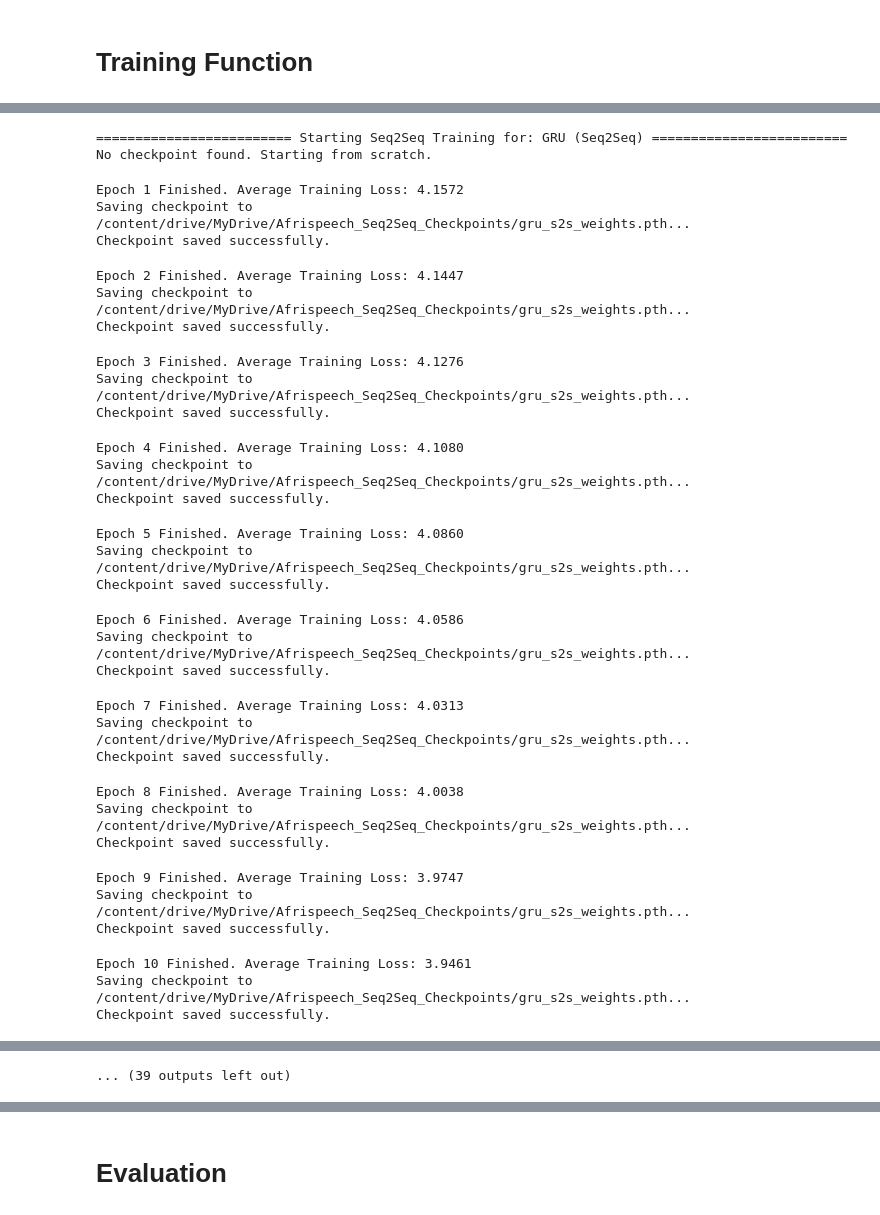
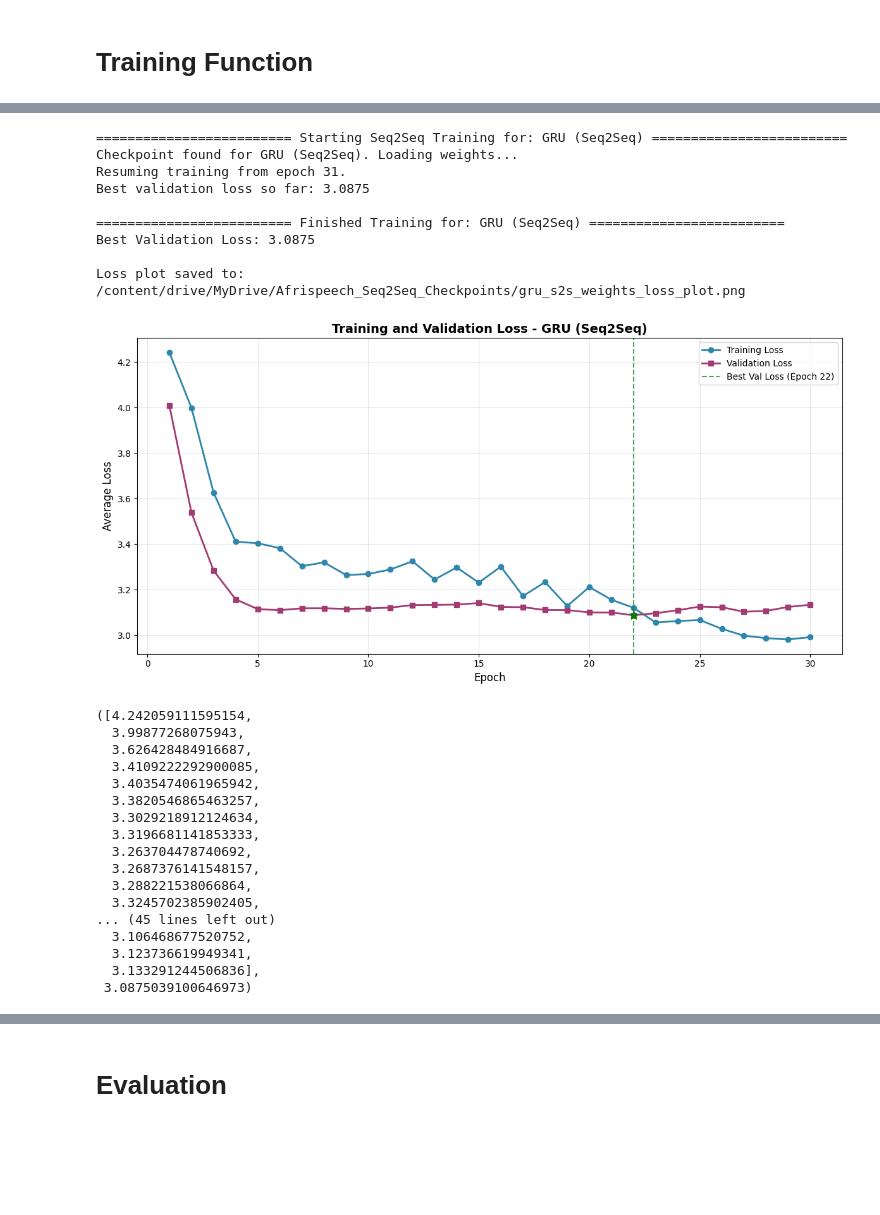
Before and after one commit to Michael-Sylvester/Ashesi-Deep-Learning, a Jupyter notebook: Afrispeech_RNN_Michael.ipynb, the cells around one changed output, grey strips where cells are left out. Cells and saved outputs as stored; diff of their text form; code cells hidden in the pictures; blank space fills up the shorter version.

```diff
--- a/Afrispeech_RNN_Michael.ipynb
+++ b/Afrispeech_RNN_Michael.ipynb
@@ -903,7 +901,18 @@ class SpeechDataset(Dataset):
         return len(self.audio_features)
 
     def __getitem__(self, idx):
+        """
+        Gets a single sample by index.
+        """
         return self.audio_features[idx], self.text_transcripts[idx]
+
+    def __getitems__(self, indices):
+        """
+        Gets a batch of samples by a list of indices.
+        This method is used by the DataLoader for batching.
+        """
+        return ([self.audio_features[i] for i in indices],
+                [self.text_transcripts[i] for i in indices])
 
 
 def collate_fn(batch, pad_idx=0):
@@ -921,7 +930,8 @@ def collate_fn(batch, pad_idx=0):
         text_lengths: Actual lengths of text sequences
     """
     # Separate audio and text
-    audio_features, text_transcripts = zip(*batch)
+    # batch is now a tuple of lists from __getitems__
+    audio_features, text_transcripts = batch
 
     # Get lengths
     audio_lengths = torch.LongTensor([a.size(0) for a in audio_features])
@@ -1750,10 +1851,10 @@ print(f"Training will be performed on device: '{DEVICE}'")
 # --- B. Core Hyperparameters ---
 # LEARNING_RATE: Controls how much the model's weights are adjusted during training.
 # A smaller value leads to slower but potentially more stable learning.
-LEARNING_RATE = 0.0005
+LEARNING_RATE = 0.0008
 
 # NUM_EPOCHS: The total number of times the model will see the entire training dataset.
-NUM_EPOCHS = 50 # A higher number is better for real training.
+NUM_EPOCHS = 30 # A higher number is better for real training.
 print(f"Learning Rate set to: {LEARNING_RATE}")
 print(f"Total training epochs set to: {NUM_EPOCHS}")
 
@@ -1881,45 +1990,41 @@ Checkpoint saved successfully.
 # %%
 # --- Train Model 2: GRU ---
 train_seq2seq_model(
     model=model_gru_s2s,
     model_name="GRU (Seq2Seq)",
     checkpoint_path=GRU_PATH,
     train_loader=train_loader,
-    num_epochs=NUM_EPOCHS,
+    val_loader=val_loader,
+    num_epochs=30,
     learning_rate=LEARNING_RATE,
     device=DEVICE,
     char_map=char_to_idx
 )
 # %% [output]
 ========================= Starting Seq2Seq Training for: GRU (Seq2Seq) =========================
-No checkpoint found. Starting from scratch.
+Checkpoint found for GRU (Seq2Seq). Loading weights...
+Resuming training from epoch 31.
+Best validation loss so far: 3.0875
+
+========================= Finished Training for: GRU (Seq2Seq) =========================
+Best Validation Loss: 3.0875
+
+Loss plot saved to: /content/drive/MyDrive/Afrispeech_Seq2Seq_Checkpoints/gru_s2s_weights_loss_plot.png
+[figure, added]
-Epoch 1 Finished. Average Training Loss: 4.1572
-Saving checkpoint to /content/drive/MyDrive/Afrispeech_Seq2Seq_Checkpoints/gru_s2s_weights.pth...
-Checkpoint saved successfully.
+([4.242059111595154,
+  3.99877268075943,
+  3.626428484916687,
+  3.4109222292900085,
+  3.4035474061965942,
+  3.3820546865463257,
+  3.3029218912124634,
+  3.3196681141853333,
+  3.263704478740692,
+  3.2687376141548157,
+  3.288221538066864,
+  3.3245702385902405,
+... (45 lines left out)
+  3.106468677520752,
+  3.123736619949341,
+  3.133291244506836],
+ 3.0875039100646973)
-Epoch 2 Finished. Average Training Loss: 4.1447
-Saving checkpoint to /content/drive/MyDrive/Afrispeech_Seq2Seq_Checkpoints/gru_s2s_weights.pth...
-Checkpoint saved successfully.
-Epoch 3 Finished. Average Training Loss: 4.1276
-Saving checkpoint to /content/drive/MyDrive/Afrispeech_Seq2Seq_Checkpoints/gru_s2s_weights.pth...
-Checkpoint saved successfully.
-Epoch 4 Finished. Average Training Loss: 4.1080
-Saving checkpoint to /content/drive/MyDrive/Afrispeech_Seq2Seq_Checkpoints/gru_s2s_weights.pth...
-Checkpoint saved successfully.
-Epoch 5 Finished. Average Training Loss: 4.0860
-Saving checkpoint to /content/drive/MyDrive/Afrispeech_Seq2Seq_Checkpoints/gru_s2s_weights.pth...
-Checkpoint saved successfully.
-Epoch 6 Finished. Average Training Loss: 4.0586
-Saving checkpoint to /content/drive/MyDrive/Afrispeech_Seq2Seq_Checkpoints/gru_s2s_weights.pth...
-Checkpoint saved successfully.
-Epoch 7 Finished. Average Training Loss: 4.0313
-Saving checkpoint to /content/drive/MyDrive/Afrispeech_Seq2Seq_Checkpoints/gru_s2s_weights.pth...
-Checkpoint saved successfully.
-Epoch 8 Finished. Average Training Loss: 4.0038
-Saving checkpoint to /content/drive/MyDrive/Afrispeech_Seq2Seq_Checkpoints/gru_s2s_weights.pth...
-Checkpoint saved successfully.
-Epoch 9 Finished. Average Training Loss: 3.9747
-Saving checkpoint to /content/drive/MyDrive/Afrispeech_Seq2Seq_Checkpoints/gru_s2s_weights.pth...
-Checkpoint saved successfully.
-Epoch 10 Finished. Average Training Loss: 3.9461
-Saving checkpoint to /content/drive/MyDrive/Afrispeech_Seq2Seq_Checkpoints/gru_s2s_weights.pth...
-Checkpoint saved successfully.
@@ -1929,4 +2031,3 @@ Checkpoint saved successfully.
-... (39 outputs left out)
 # %%
 # --- Train Model 3: RNN with Attention ---
 train_seq2seq_model(
```
Also changed, not shown: parts of 18 cells of this notebook.
